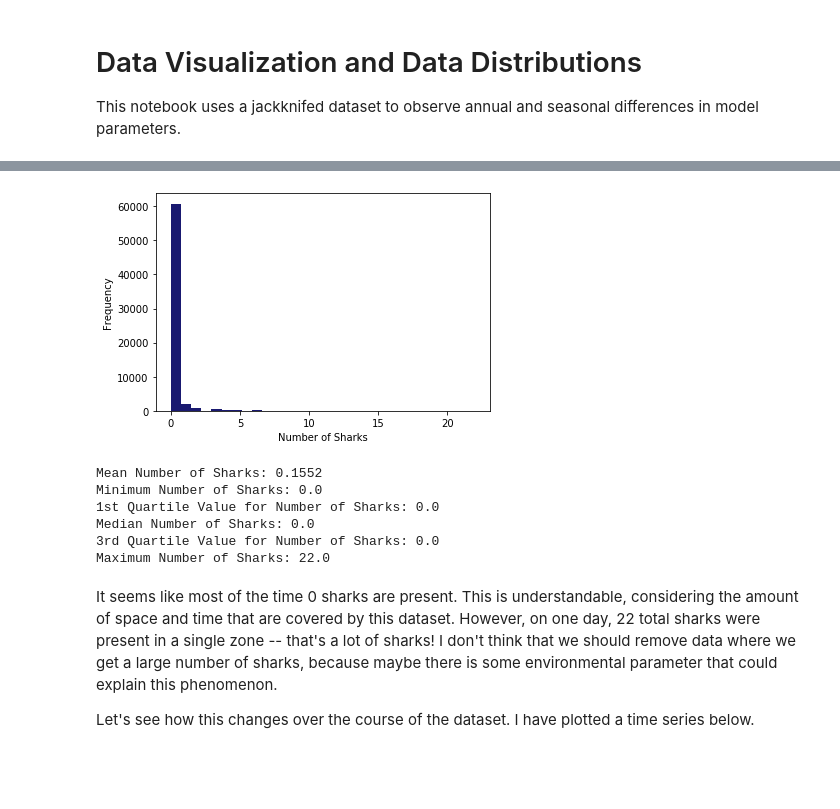
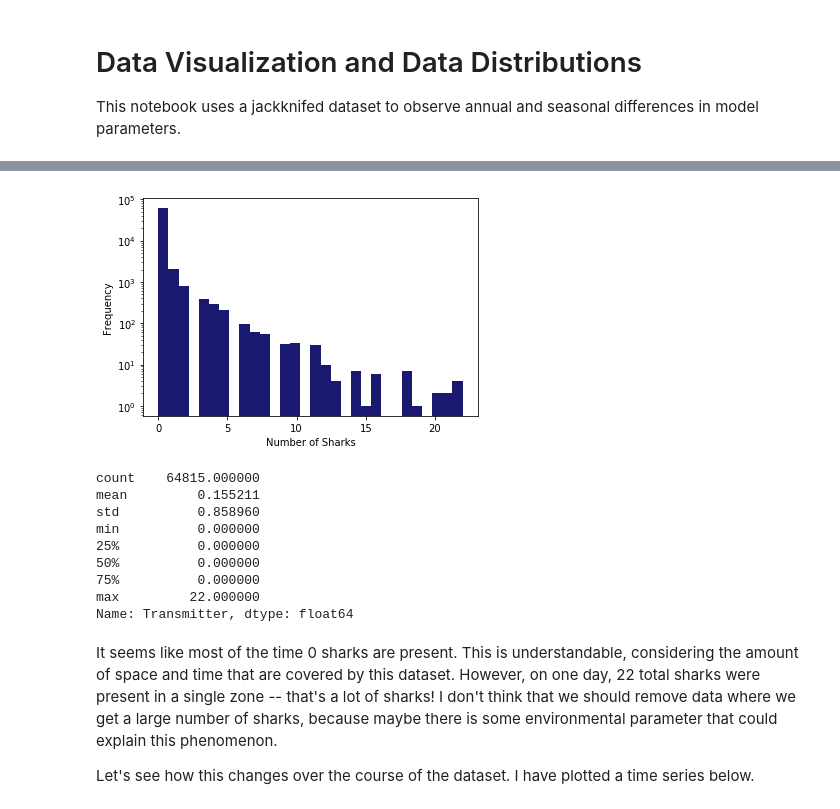
Before and after one commit to echelleburns/SpringBoard-Capstone1, a Jupyter notebook: Story_Telling/Distributions.ipynb, the cells around one changed output, grey strips where cells are left out. Saved outputs shown, nothing was run; the diff lists cells and outputs as text; code cells hidden in the pictures; blank space fills up the shorter version.

Commit message:
updated figures after mentor meeting

```diff
--- a/Story_Telling/Distributions.ipynb
+++ b/Story_Telling/Distributions.ipynb
@@ -39,6 +42,10 @@ dat = dat[['Zone', 'Date', 'Transmitter', 'Receiver_D', 'Lat', 'Lng', 'DepthGrad
 dat = dat.append(counts) # and append the count data to this new dataframe
 
 dat = dat.sort_values(['Date','Zone']) # finally, sort the data so that it's in sequential order
+
+# Finally, let's add year and month to the dataset too.
+dat['Month'] = dat['Date'].dt.month
+dat['Year'] = dat['Date'].dt.year
 # %% [markdown]
 ## We need to look at the overall distributions of all the parameters, in order to see if there are any outliers and to get an idea of what the data actually look like.
 
@@ -46,27 +94,25 @@ dat = dat.sort_values(['Date','Zone']) # finally, sort the data so that it's in
 # %%
 dat['Transmitter'] = pd.to_numeric(dat['Transmitter'], errors='coerce').fillna(0)
     # first, let's make sure that the transmitter column is a number, and 'NoSharks' == 0
 
 # Plotting time.
-dat['Transmitter'].plot(kind='hist', bins=30, color='midnightblue') # let's do a histogram
+dat['Transmitter'].plot(kind='hist', logy=True, bins=30, color='midnightblue') # let's do a histogram
 plt.xlabel('Number of Sharks') # with a nice x label
 plt.show() # show plot
 # %% [output]
-[figure, old version]
+[figure, new version]
-# %%
-print('Mean Number of Sharks: ' + str(round(dat['Transmitter'].mean(), 4)))
-print('Minimum Number of Sharks: ' + str(dat['Transmitter'].quantile(0)))
-print('1st Quartile Value for Number of Sharks: ' + str(dat['Transmitter'].quantile(0.25)))
-print('Median Number of Sharks: ' + str(dat['Transmitter'].quantile(0.5)))
-print('3rd Quartile Value for Number of Sharks: ' + str(dat['Transmitter'].quantile(.75)))
-print('Maximum Number of Sharks: ' + str(dat['Transmitter'].quantile(1)))
-# %% [output]
-Mean Number of Sharks: 0.1552
-Minimum Number of Sharks: 0.0
-1st Quartile Value for Number of Sharks: 0.0
-Median Number of Sharks: 0.0
-3rd Quartile Value for Number of Sharks: 0.0
-Maximum Number of Sharks: 22.0
+# %%
+print(dat['Transmitter'].describe())
+# %% [output]
+count    64815.000000
+mean         0.155211
+std          0.858960
+min          0.000000
+25%          0.000000
+50%          0.000000
+75%          0.000000
+max         22.000000
+Name: Transmitter, dtype: float64
 # %% [markdown]
 It seems like most of the time 0 sharks are present. This is understandable, considering the amount of space and time that are covered by this dataset. However, on one day, 22 total sharks were present in a single zone -- that's a lot of sharks! I don't think that we should remove data where we get a large number of sharks, because maybe there is some environmental parameter that could explain this phenomenon.
 
```
Also changed, not shown: parts of 30 cells of this notebook.
